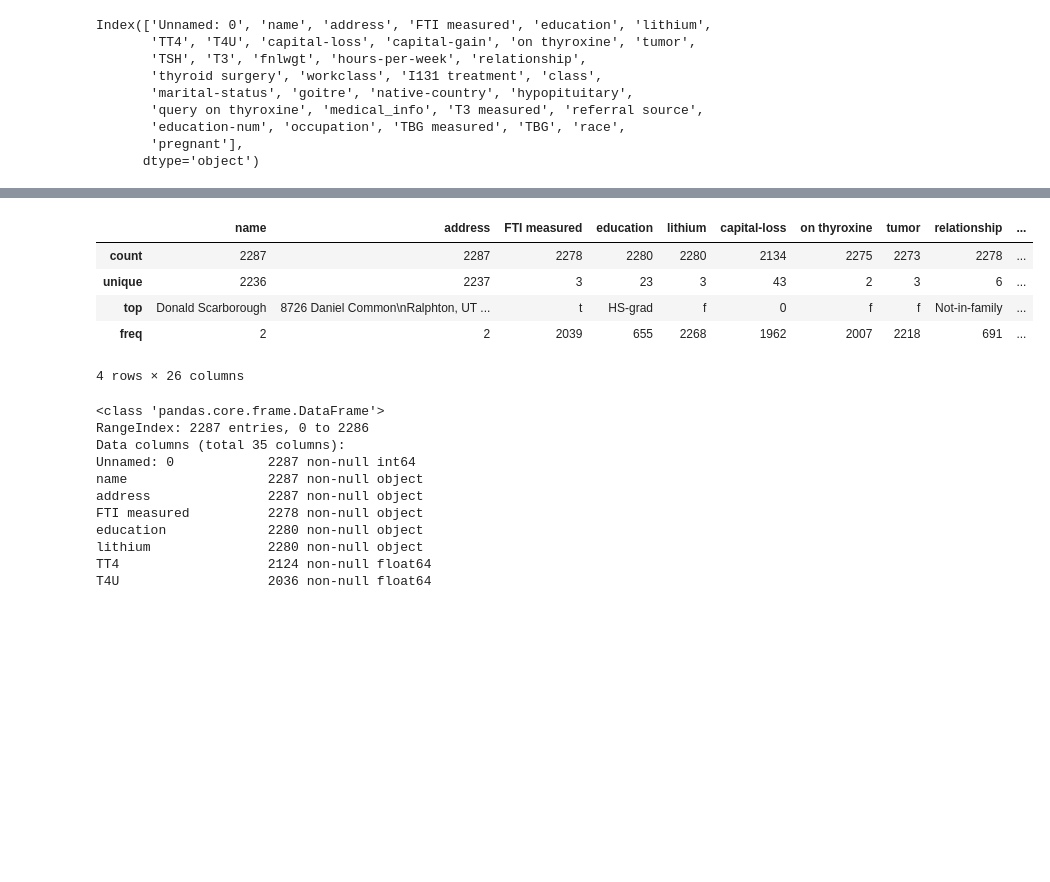
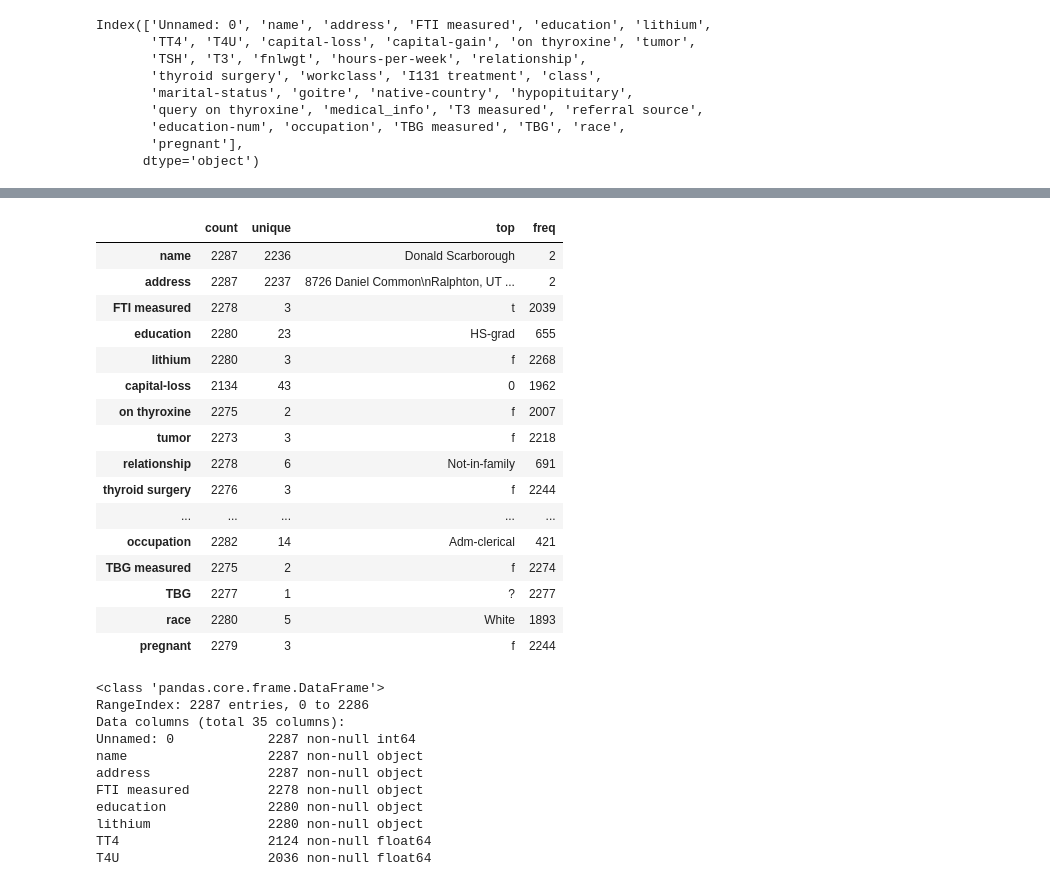
Before and after one commit to MatusPilnan/nadejny-informatik, a Jupyter notebook: utrzok-z-krabicky-od-marlboriek.ipynb, the cells around one changed output, grey strips where cells are left out. Drawn from its saved outputs; the diff is of its cells as text; code cells hidden in the pictures; blank space fills up the shorter version.

```diff
--- a/utrzok-z-krabicky-od-marlboriek.ipynb
+++ b/utrzok-z-krabicky-od-marlboriek.ipynb
@@ -94,14 +114,24 @@ Index(['Unnamed: 0', 'name', 'address', 'FTI measured', 'education', 'lithium',
 # %%
-other.describe()
 
-other.describe(exclude=np.number)
+other.describe(exclude=np.number).transpose()
 # %% [output]
-|  | name | address | FTI measured | education | lithium | capital-loss | on thyroxine | tumor | relationship | ... |
-| count | 2287 | 2287 | 2278 | 2280 | 2280 | 2134 | 2275 | 2273 | 2278 | ... |
-| unique | 2236 | 2237 | 3 | 23 | 3 | 43 | 2 | 3 | 6 | ... |
-| top | Donald Scarborough | 8726 Daniel Common\nRalphton, UT ... | t | HS-grad | f | 0 | f | f | Not-in-family | ... |
-| freq | 2 | 2 | 2039 | 655 | 2268 | 1962 | 2007 | 2218 | 691 | ... |
+|  | count | unique | top | freq |
+| name | 2287 | 2236 | Donald Scarborough | 2 |
+| address | 2287 | 2237 | 8726 Daniel Common\nRalphton, UT ... | 2 |
+| FTI measured | 2278 | 3 | t | 2039 |
+| education | 2280 | 23 | HS-grad | 655 |
+| lithium | 2280 | 3 | f | 2268 |
+| capital-loss | 2134 | 43 | 0 | 1962 |
+| on thyroxine | 2275 | 2 | f | 2007 |
+| tumor | 2273 | 3 | f | 2218 |
+| relationship | 2278 | 6 | Not-in-family | 691 |
+| thyroid surgery | 2276 | 3 | f | 2244 |
+| ... | ... | ... | ... | ... |
+| occupation | 2282 | 14 | Adm-clerical | 421 |
+| TBG measured | 2275 | 2 | f | 2274 |
+| TBG | 2277 | 1 | ? | 2277 |
+| race | 2280 | 5 | White | 1893 |
+| pregnant | 2279 | 3 | f | 2244 |
-4 rows × 26 columns
 # %%
 other.info()
 # %% [output]
```
Also changed, not shown: parts of 2 cells of this notebook.
